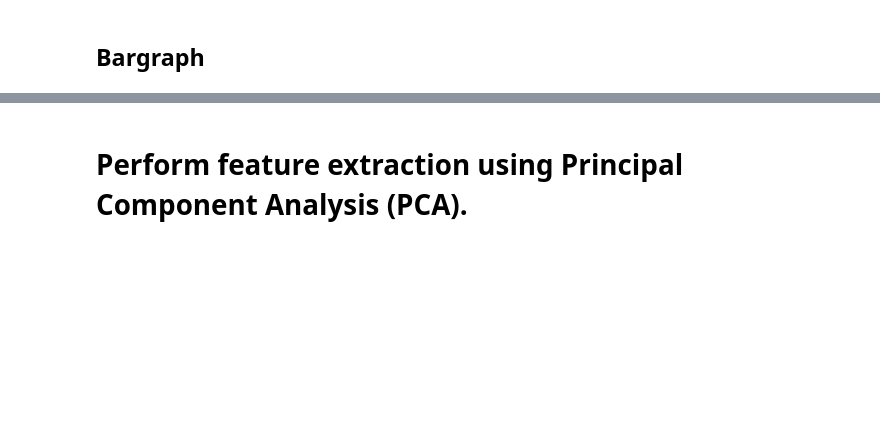
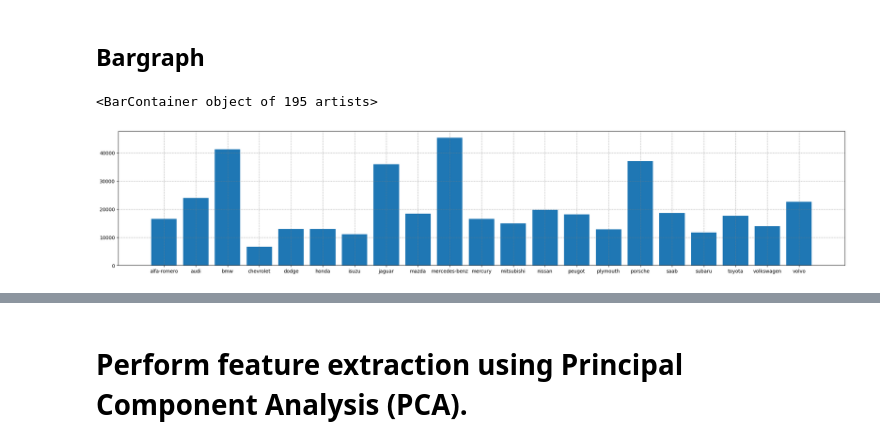
Before and after one commit to MayankTamakuwala/Automobile-Price-Prediction, a Jupyter notebook: project.ipynb, the cells around one changed output, grey strips where cells are left out. Drawn from its saved outputs; the diff is of its cells as text; code cells hidden in the pictures; blank space fills up the shorter version.

```diff
--- a/project.ipynb
+++ b/project.ipynb
@@ -238,5 +264,13 @@ df.shape
 # Visualization
 # %% [markdown]
 ## Bargraph
+# %%
+fig, ax = plt.subplots(figsize=(27,5))
+ax.grid(True, color="grey",
+        linestyle ='-.', linewidth = 0.5)
+plt.bar(df["make"], df["price"])
+# %% [output]
+<BarContainer object of 195 artists>
+[figure, added]
 # %%
 sb.relplot(
```
Also changed, not shown: parts of 31 cells of this notebook.
